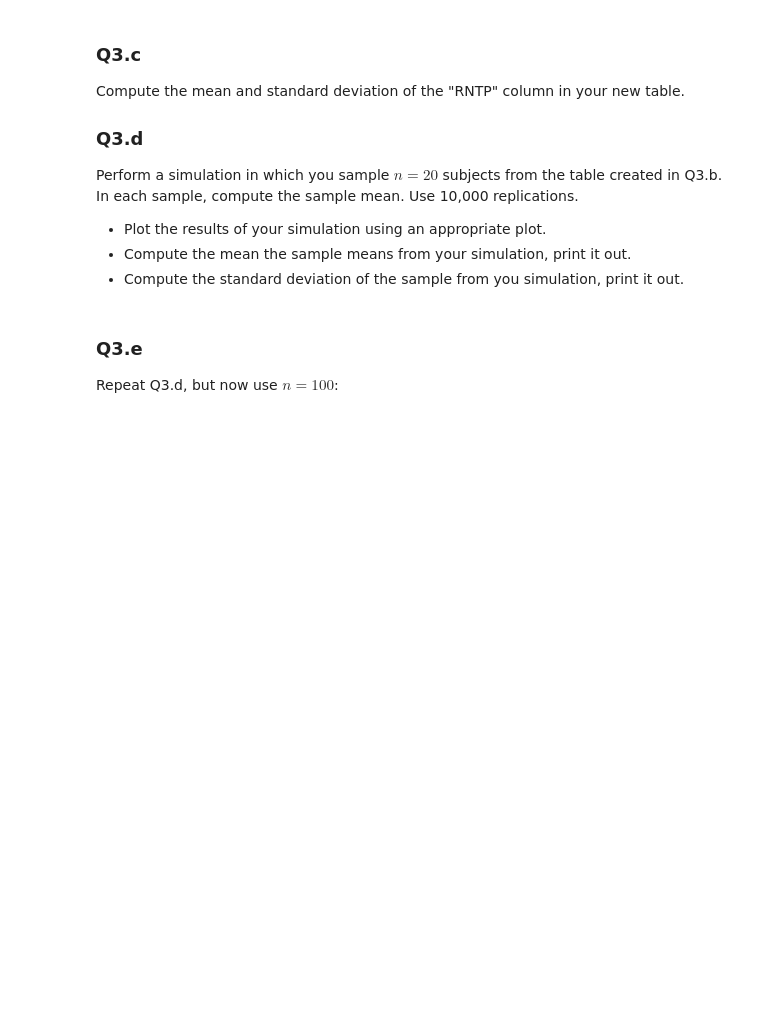
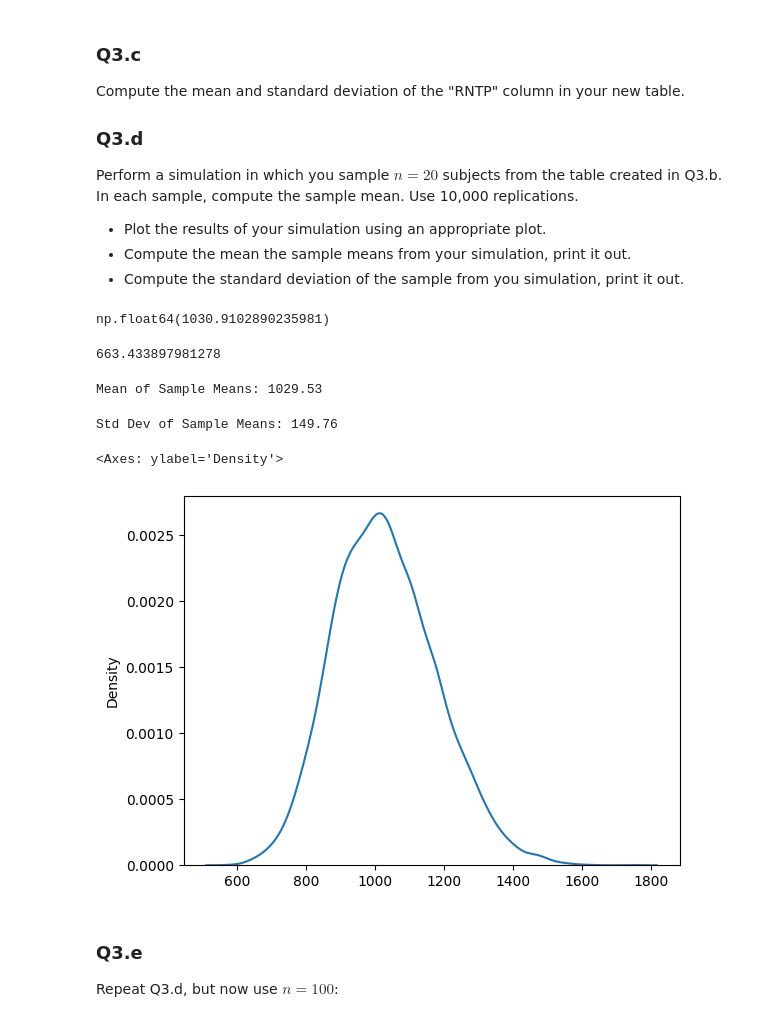
Before and after one commit to UsmanCh1226/DS101_P2, a Jupyter notebook: Copy_of_project2_(UC_2_7_26).ipynb, the cells around one changed output. Cells and saved outputs as stored; diff of their text form; code cells hidden in the pictures; blank space fills up the shorter version.

```diff
--- a/Copy_of_project2_(UC_2_7_26).ipynb
+++ b/Copy_of_project2_(UC_2_7_26).ipynb
@@ -359,0 +379,4 @@ Create a table that has only rows with non-missing `RNTP` values. Show the numbe
+# %%
+# solution
+rntp_present_table = acs.dropna(subset=['RNTP'])
+print(f"Number of rows with non-missing RNTP values: {len(rntp_present_table)}")
@@ -375,3 +397,34 @@ n = 20
+# %%
+#solution
+rntp_mean = rntp_present_table['RNTP'].mean()
+rntp_mean
+# %% [output]
+np.float64(1030.9102890235981)
+# %%
+rntp_std = rntp_present_table["RNTP"].std()
+rntp_std
+# %% [output]
+663.433897981278
+# %%
+n = 20
+replications = 10000
+sample_size_20 = [np.mean(rntp_present_table['RNTP'].sample(n=n).values) for _ in __builtins__.range(10000)]
+
+sample_size_20_series = pd.Series(sample_size_20)
+
+print(f"Mean of Sample Means: {sample_size_20_series.mean():.2f}")
+# %% [output]
+Mean of Sample Means: 1029.53
+# %%
+print(f"Std Dev of Sample Means: {sample_size_20_series.std():.2f}")
+# %% [output]
+Std Dev of Sample Means: 149.76
+# %%
+# Plot
+sb.kdeplot(data = sample_size_20_series)
+# %% [output]
+<Axes: ylabel='Density'>
+[figure, added]
 # %% [markdown]
 ### Q3.e
 
```
Also changed, not shown: parts of 20 cells of this notebook.
